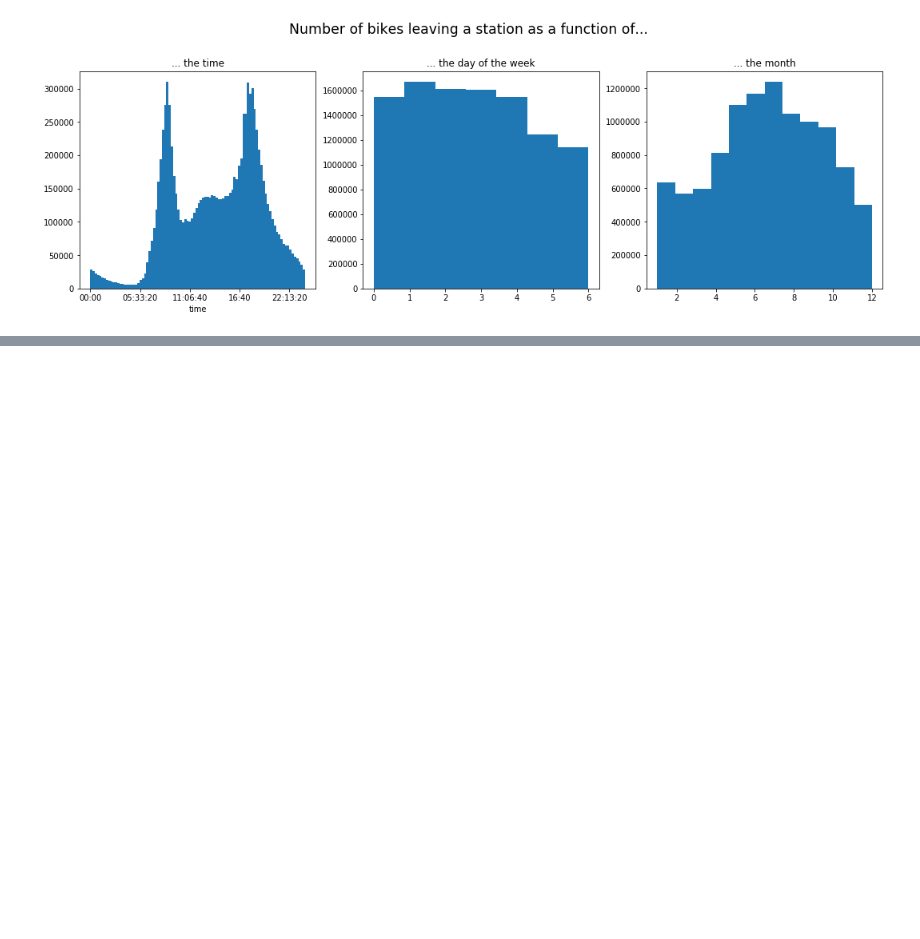
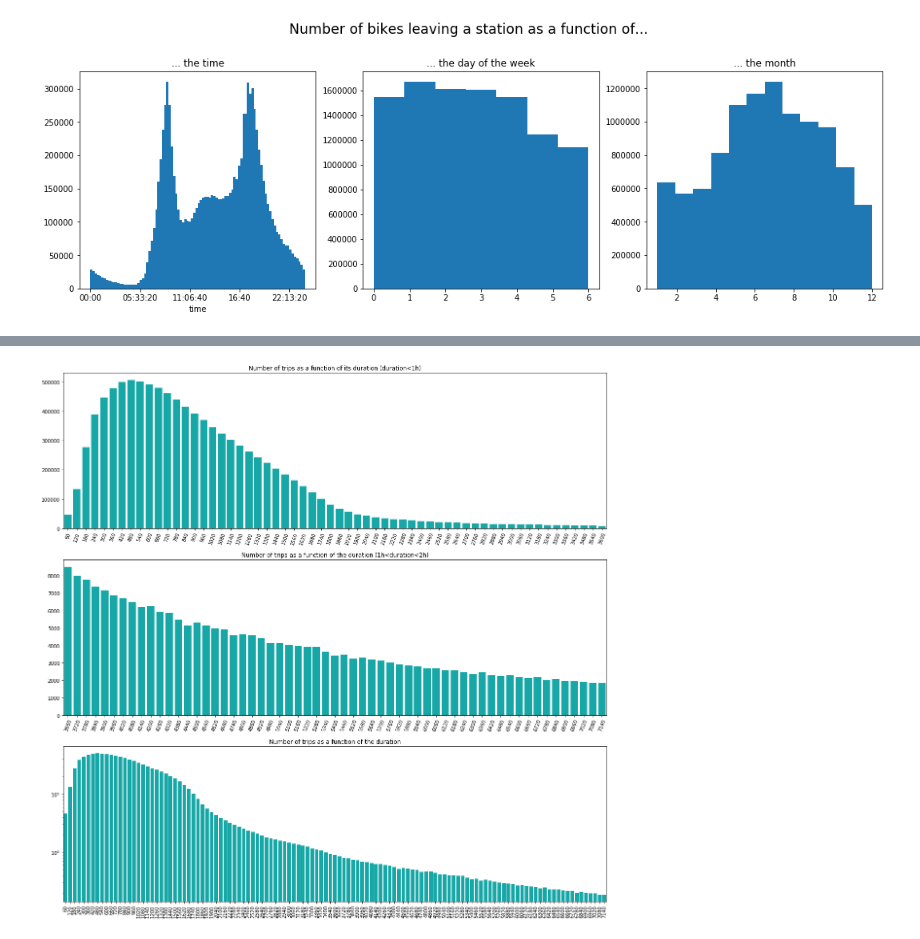
Before and after one commit to GeoffroyS/London-bikes-analysis, a Jupyter notebook: bikes_analysis.ipynb, the cells around one changed output, grey strips where cells are left out. Saved outputs shown, nothing was run; the diff lists cells and outputs as text; code cells hidden in the pictures; blank space fills up the shorter version.

```diff
--- a/bikes_analysis.ipynb
+++ b/bikes_analysis.ipynb
@@ -137,19 +100,35 @@ Loading BokehJS ...
 # %%
-fig, (ax1, ax2) = plt.subplots(nrows=2, figsize=(14,14))
+#Number of trips as a function of the duration
+fig, axes = plt.subplots(nrows=3, figsize=(20,20))
 
 sns.countplot(data = bikes_df[bikes_df['duration'] <= 3600],
               x = 'duration',
-              ax = ax1,
+              ax = axes[0],
               color = 'c').set_title('Number of trips as a function of its duration (duration<1h)', fontsize=12)
 
 sns.countplot(data = bikes_df[(bikes_df['duration'] > 3600) & (bikes_df['duration'] < 7200)],
               x = 'duration',
-              ax = ax2,
+              ax = axes[1],
               color = 'c').set_title('Number of trips as a function of the duration (1h<duration<2h)', fontsize=12)
 
-ax1.set_xticklabels(ax1.get_xticklabels(), rotation=70)
-ax2.set_xticklabels(ax2.get_xticklabels(), rotation=70)
+#the "whole" (duration<7200s) thing on a log scale just for good measure
+sns.countplot(data = bikes_df[bikes_df['duration'] < 7200],
+              x = 'duration',
+              ax = axes[2],
+              color = 'c').set_title('Number of trips as a function of the duration', fontsize=12)
+axes[0].xaxis.set_label_text("")
+axes[0].yaxis.set_label_text("")
+axes[0].set_xticklabels(axes[0].get_xticklabels(), rotation=70)
+axes[1].xaxis.set_label_text("")
+axes[1].yaxis.set_label_text("")
+axes[1].set_xticklabels(axes[1].get_xticklabels(), rotation=70)
+axes[2].xaxis.set_label_text("")
+axes[2].yaxis.set_label_text("")
+axes[2].set_xticklabels(axes[2].get_xticklabels(), rotation=90)
+axes[2].set_yscale("log")
 plt.show()
+# %% [output]
+[figure, added]
 # %%
 print(bikes_df['duration'].mean())
 print(bikes_df['duration'].std())
```
Also changed, not shown: parts of 6 cells of this notebook.
